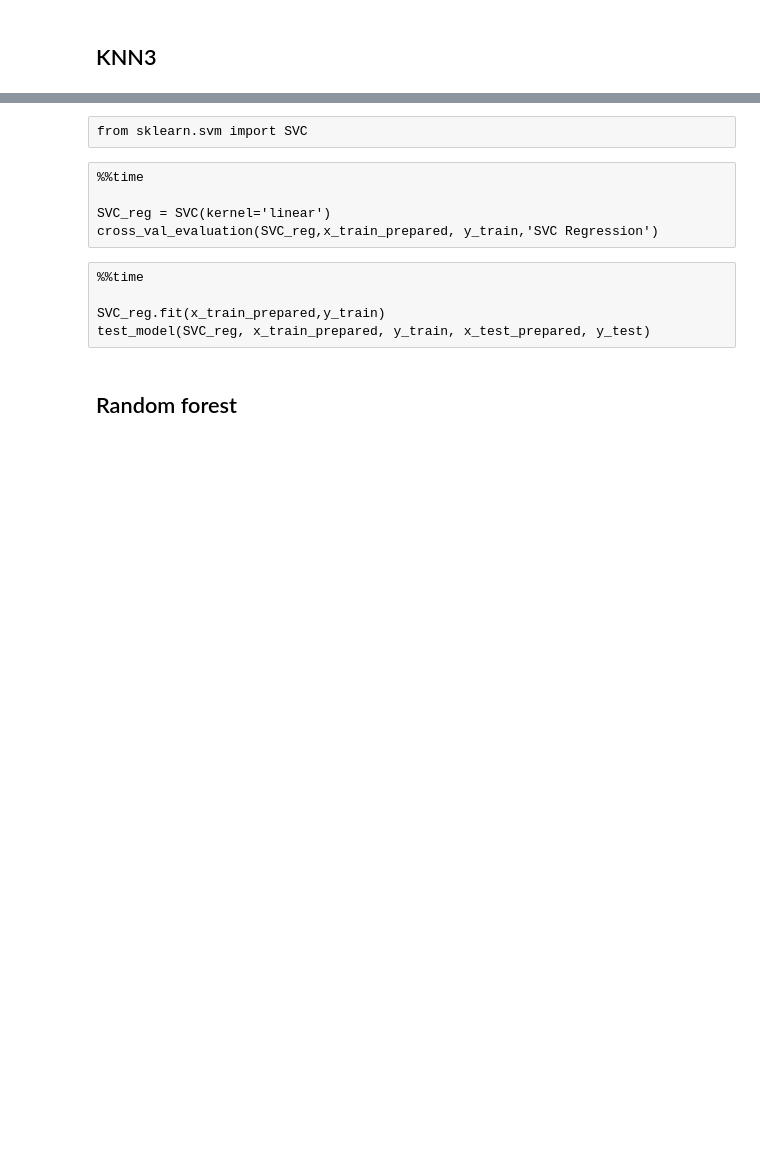
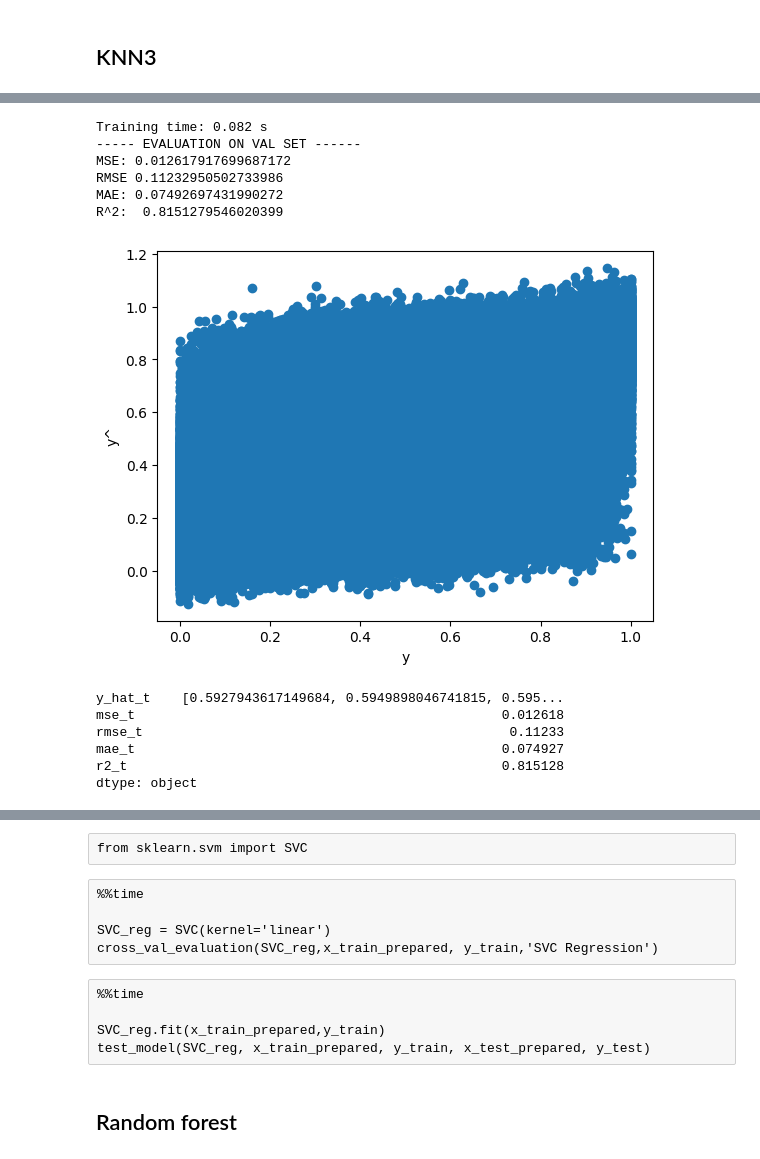
Before and after one commit to or1ol/CaptstoneProject, a Jupyter notebook: dades_complet_v1-6-Prediction.ipynb, the cells around one changed output, grey strips where cells are left out. Cells and saved outputs as stored; diff of their text form; code cells hidden in the pictures; blank space fills up the shorter version.

```diff
--- a/dades_complet_v1-6-Prediction.ipynb
+++ b/dades_complet_v1-6-Prediction.ipynb
@@ -298,10 +169,10 @@ Index(['station_id', 'num_docks_available', 'num_bikes_available', 'status',
 # %%
 
 def build_preprocessor(config):
-    num_attribs0 = config.num_attribs0 # ['year', 'ctx1', 'ctx2', 'ctx3', 'ctx4']
-    cat_attribs0 = config.cat_attribs0 #['month', 'dayofweek', 'day', 'dayofyear', 'hour' ]
-    cat_attribs1 = config.cat_attribs1 #['station_id']
-#     gen_attribs0 = config.gen_attribs0 #['status']
+    num_attribs0 = config.num_attribs0
+    cat_attribs0 = config.cat_attribs0
+    cat_attribs1 = config.cat_attribs1
+    gen_attribs0 = config.gen_attribs0
 
     num_transformer0 = Pipeline(steps=[
         ("imputer", SimpleImputer(strategy="mean")),
@@ -318,14 +189,14 @@ def build_preprocessor(config):
         ('one_hot_encoder', (OneHotEncoder(handle_unknown='ignore'))),
     ])
 
-#     generic_transformer0 = Pipeline([
-#         ("imputer", SimpleImputer(strategy="mean")),
-#     ])
+    generic_transformer0 = Pipeline([
+        ("imputer", SimpleImputer(strategy="constant",fill_value=0)),
+    ])
 
     preprocessor = ColumnTransformer(
         transformers=[
             ("num0", num_transformer0, num_attribs0),
-#             ("gen1", generic_transformer0, gen_attribs0),
+            ("gen1", generic_transformer0, gen_attribs0),
             ("cat0", categorical_transformer0, cat_attribs0),
             ("cat1", categorical_transformer1, cat_attribs1),
         ],
@@ -333,16 +204,3 @@ def build_preprocessor(config):
     )
 
     return preprocessor
-
-def apply_pipeline(config, x_train,x_test,y_train,y_test, show=True):
-
-    full_pipeline = build_preprocessor(config)
-
-    x_train_prepared = full_pipeline.fit_transform(x_train)
-    x_test_prepared = full_pipeline.transform(x_test)
-
-    if show:
-        print("x_train_prepared:",x_train_prepared.shape,"y_train: ",y_train.shape)
-        print("x_test_prepared:",x_test_prepared.shape,"y_test: ",y_test.shape)
-
-    return x_train_prepared,x_test_prepared,y_train,y_test
@@ -369,4 +206,0 @@ get_ddf_shape(val_data2023)
-# %%
-%%time
-
-X_train, y_train = train_data2022.compute().copy(), train_data2022.ctx0.compute().copy()
@@ -615,0 +300,5 @@ test_model(knn_reg, x_train_prepared, y_train, x_test_prepared, y_test)
+# %%
+%%time
+
+knn_reg = neighbors.KNeighborsRegressor(3)
+# cross_val_evaluation(knn_reg,X_train_prepared, y_train,'KNN Regression')
@@ -615,0 +323,4 @@ test_model(knn_reg, x_train_prepared, y_train, x_test_prepared, y_test)
+# %%
+%%time
+
+knn_reg.fit(X_train_prepared,y_train)
@@ -615,0 +331,16 @@ test_model(knn_reg, x_train_prepared, y_train, x_test_prepared, y_test)
+# %%
+test_model(knn_reg, X_train_prepared, y_train)
+# %% [output]
+Training time: 0.082 s
+----- EVALUATION ON VAL SET ------
+MSE: 0.012617917699687172
+RMSE 0.11232950502733986
+MAE: 0.07492697431990272
+R^2:  0.8151279546020399
+[figure, added]
+y_hat_t    [0.5927943617149684, 0.5949898046741815, 0.595...
+mse_t                                               0.012618
+rmse_t                                               0.11233
+mae_t                                               0.074927
+r2_t                                                0.815128
+dtype: object
```
Also changed, not shown: parts of 68 cells of this notebook, 12 other files.
